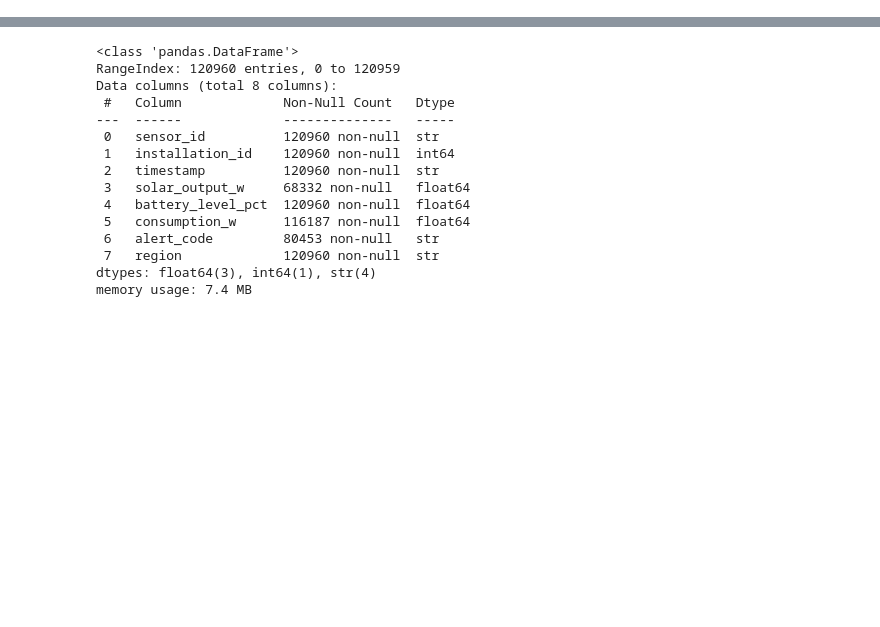
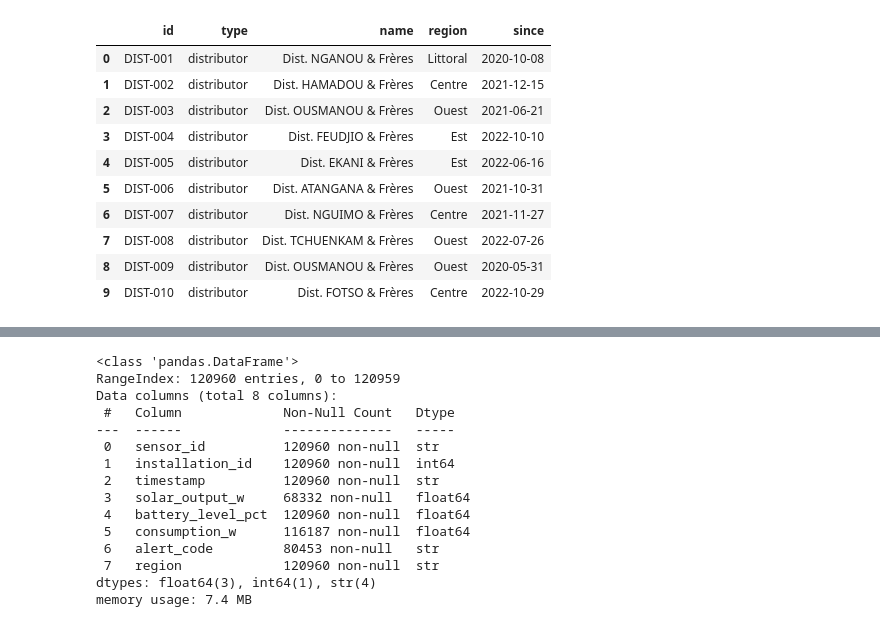
Before and after one commit to Codeur63/Projet-2-Data-Engineer, a Jupyter notebook: notebooks/audit-data.ipynb, the cells around one changed output, grey strips where cells are left out. Saved outputs shown, nothing was run; the diff lists cells and outputs as text; code cells hidden in the pictures; blank space fills up the shorter version.

```diff
--- a/notebooks/audit-data.ipynb
+++ b/notebooks/audit-data.ipynb
@@ -8,0 +27,14 @@ df_telemetry = pd.read_csv("../data/raw/sensors_telemetry.csv")
+# %%
+df_distributor.head(10)
+# %% [output]
+|  | id | type | name | region | since |
+| 0 | DIST-001 | distributor | Dist. NGANOU & Frères | Littoral | 2020-10-08 |
+| 1 | DIST-002 | distributor | Dist. HAMADOU & Frères | Centre | 2021-12-15 |
+| 2 | DIST-003 | distributor | Dist. OUSMANOU & Frères | Ouest | 2021-06-21 |
+| 3 | DIST-004 | distributor | Dist. FEUDJIO & Frères | Est | 2022-10-10 |
+| 4 | DIST-005 | distributor | Dist. EKANI & Frères | Est | 2022-06-16 |
+| 5 | DIST-006 | distributor | Dist. ATANGANA & Frères | Ouest | 2021-10-31 |
+| 6 | DIST-007 | distributor | Dist. NGUIMO & Frères | Centre | 2021-11-27 |
+| 7 | DIST-008 | distributor | Dist. TCHUENKAM & Frères | Ouest | 2022-07-26 |
+| 8 | DIST-009 | distributor | Dist. OUSMANOU & Frères | Ouest | 2020-05-31 |
+| 9 | DIST-010 | distributor | Dist. FOTSO & Frères | Centre | 2022-10-29 |
```
Also changed, not shown: parts of 13 cells of this notebook.
